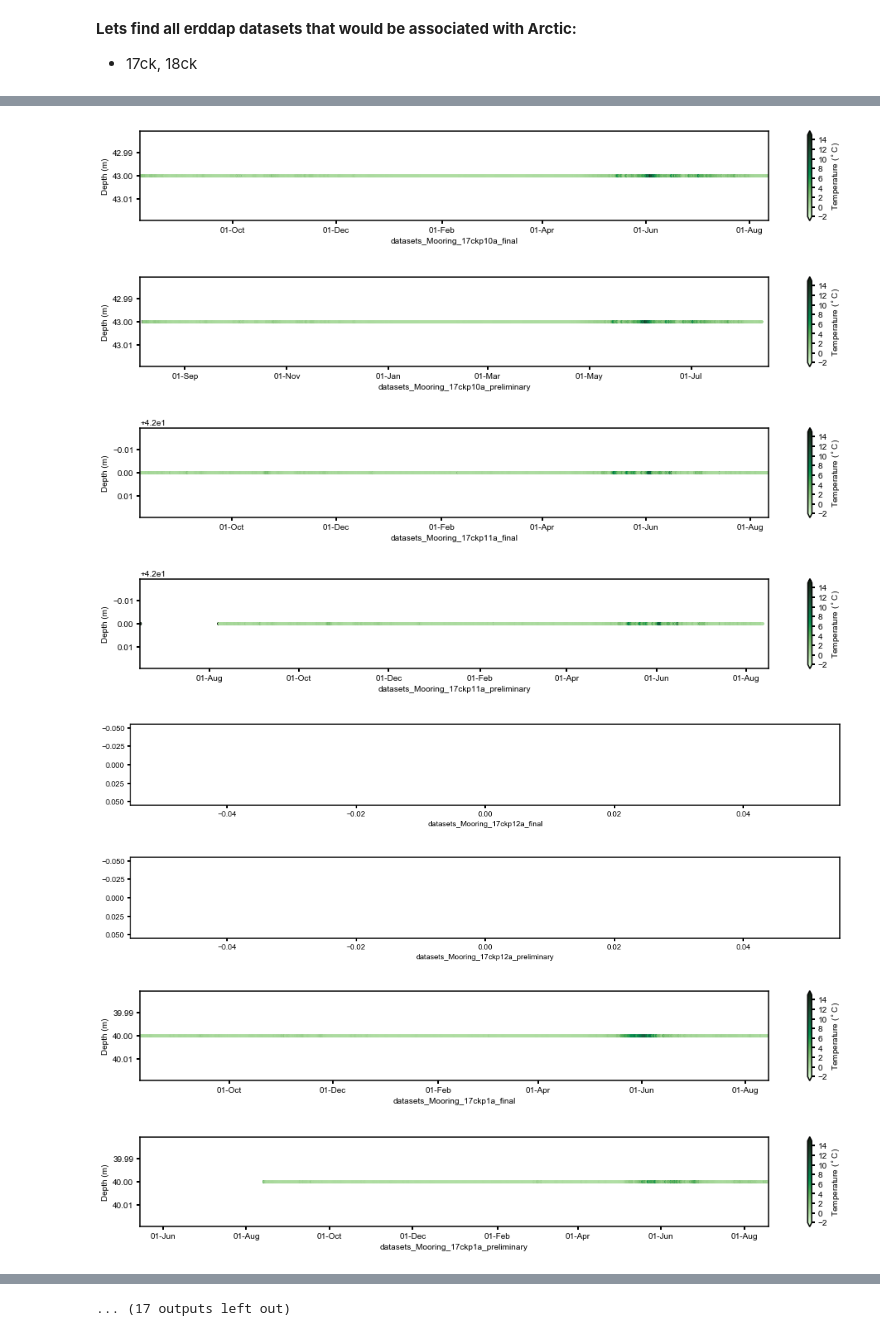
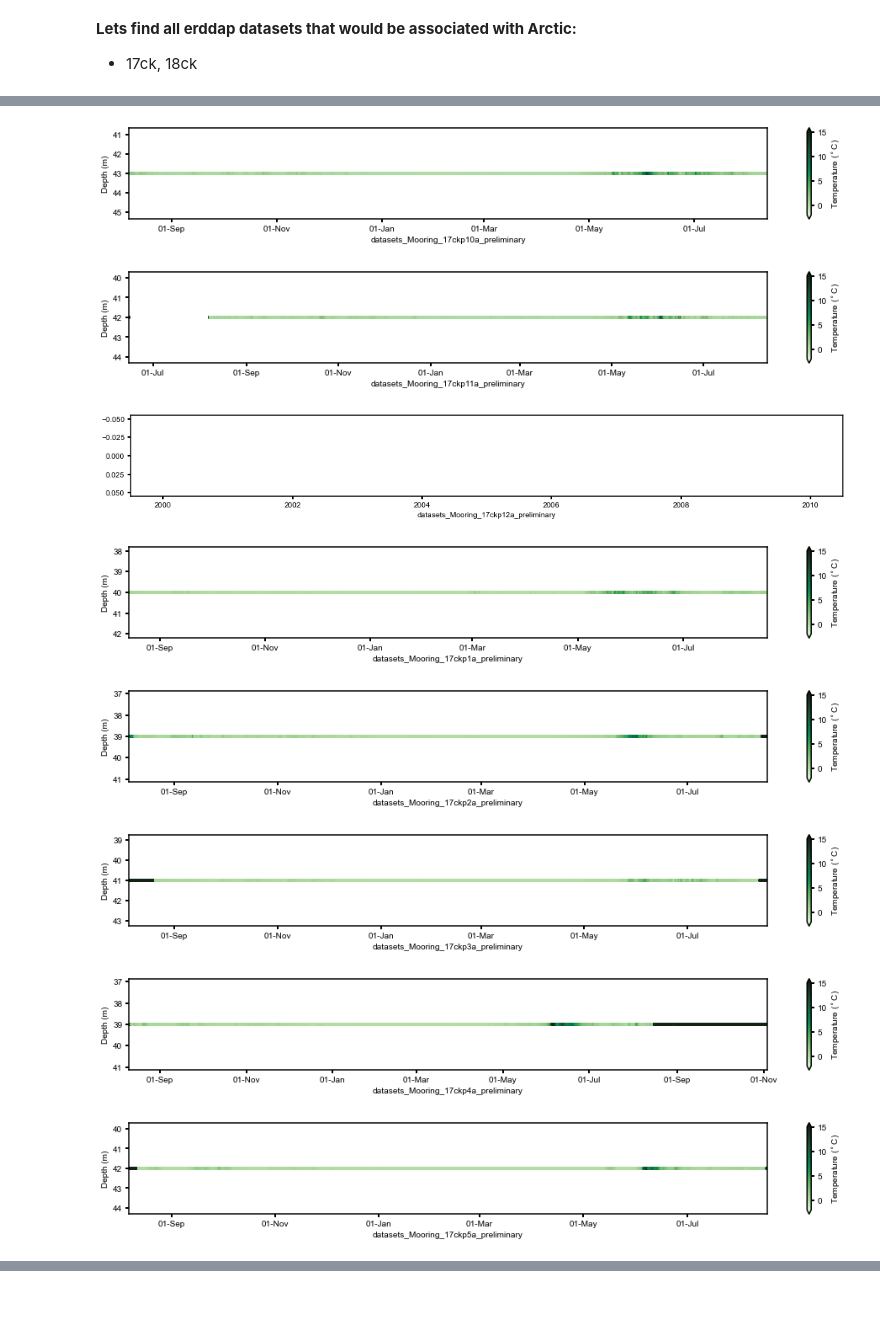
Before and after one commit to NOAA-PMEL/EcoFOCI_Jupyter_Notebooks, a Jupyter notebook: EcoFOCI_Moorings/Arctic_Evaluations/CK_Chlor_erddap.ipynb, the cells around one changed output, grey strips where cells are left out. Saved outputs shown, nothing was run; the diff lists cells and outputs as text; code cells hidden in the pictures; blank space fills up the shorter version.

```diff
--- a/EcoFOCI_Moorings/Arctic_Evaluations/CK_Chlor_erddap.ipynb
+++ b/EcoFOCI_Moorings/Arctic_Evaluations/CK_Chlor_erddap.ipynb
@@ -155,37 +156,40 @@ import matplotlib.pyplot as plt
 import matplotlib.dates as mdates
 import cmocean
 
-for dfn, df in dfs.items():
-    try:
-        if 'final' in dfn:
-            fig, ax = plt.subplots(figsize=(17, 2))
-            cs = ax.scatter(df.index, df['depth'], s=15, c=df['Chlorophyll_Fluorescence'], marker='o', edgecolor='none', vmin=-2, vmax=15, cmap=cmocean.cm.algae)
+for dfn, dft in dfs.items():
+    df = dft.dropna()
+    if 'preliminary' in dfn:
+        print(dfn)
+        try:
+            if 'final' in dfn:
+                fig, ax = plt.subplots(figsize=(17, 2))
+                cs = ax.scatter(df.index.values, df['depth'], s=15, c=df['Chlorophyll_Fluorescence'], marker='o', edgecolor='none', vmin=-2, vmax=15, cmap=cmocean.cm.algae)
 
-            ax.invert_yaxis()
-            ax.set_xlim(df.index[0], df.index[-1])
-            xfmt = mdates.DateFormatter('%d-%b')
-            ax.xaxis.set_major_formatter(xfmt)
+                ax.invert_yaxis()
+                ax.set_xlim(df.index[0], df.index[-1])
+                xfmt = mdates.DateFormatter('%d-%b')
+                ax.xaxis.set_major_formatter(xfmt)
 
-            cbar = fig.colorbar(cs, orientation='vertical', extend='both')
-            cbar.ax.set_ylabel('Temperature ($^\circ$C)')
-            ax.set_ylabel('Depth (m)')
+                cbar = fig.colorbar(cs, orientation='vertical', extend='both')
+                cbar.ax.set_ylabel('Temperature ($^\circ$C)')
+                ax.set_ylabel('Depth (m)')
+                ax.set_xlabel(dfn)
+
+                #fig.savefig(dfn+'.png',dpi=300)
+            elif 'preliminary' in dfn:
+                fig, ax = plt.subplots(figsize=(17, 2))
+                cs = ax.scatter(df.index.values, df['depth'], s=15, c=df['Chlorophyll_Fluorescence'], marker='o', edgecolor='none', vmin=-2, vmax=15, cmap=cmocean.cm.algae)
+
+                ax.invert_yaxis()
+                ax.set_xlim(df.index[0], df.index[-1])
+                xfmt = mdates.DateFormatter('%d-%b')
+                ax.xaxis.set_major_formatter(xfmt)
+
+                cbar = fig.colorbar(cs, orientation='vertical', extend='both')
+                cbar.ax.set_ylabel('Temperature ($^\circ$C)')
+                ax.set_ylabel('Depth (m)')
+                ax.set_xlabel(dfn)
+        except:
             ax.set_xlabel(dfn)
-
-            #fig.savefig(dfn+'.png',dpi=300)
-        elif 'preliminary' in dfn:
-            fig, ax = plt.subplots(figsize=(17, 2))
-            cs = ax.scatter(df.index, df['depth'], s=15, c=df['Chlorophyll_Fluorescence'], marker='o', edgecolor='none', vmin=-2, vmax=15, cmap=cmocean.cm.algae)
-
-            ax.invert_yaxis()
-            ax.set_xlim(df.index[0], df.index[-1])
-            xfmt = mdates.DateFormatter('%d-%b')
-            ax.xaxis.set_major_formatter(xfmt)
-
-            cbar = fig.colorbar(cs, orientation='vertical', extend='both')
-            cbar.ax.set_ylabel('Temperature ($^\circ$C)')
-            ax.set_ylabel('Depth (m)')
-            ax.set_xlabel(dfn)
-    except:
-        ax.set_xlabel(dfn)
-        continue
+            continue
 # %% [output]
@@ -192,8 +213,8 @@ for dfn, df in dfs.items():
-[figure, old version]
+[figure, new version]
-[figure, old version]
+[figure, new version]
-[figure, old version]
+[figure, new version]
-[figure, old version]
+[figure, new version]
-[figure, old version]
+[figure, new version]
-[figure, old version]
+[figure, new version]
-[figure, old version]
+[figure, new version]
-[figure, old version]
+[figure, new version]
@@ -204 +223,0 @@ for dfn, df in dfs.items():
-... (17 outputs left out)
```
Also changed, not shown: parts of 6 cells of this notebook.
